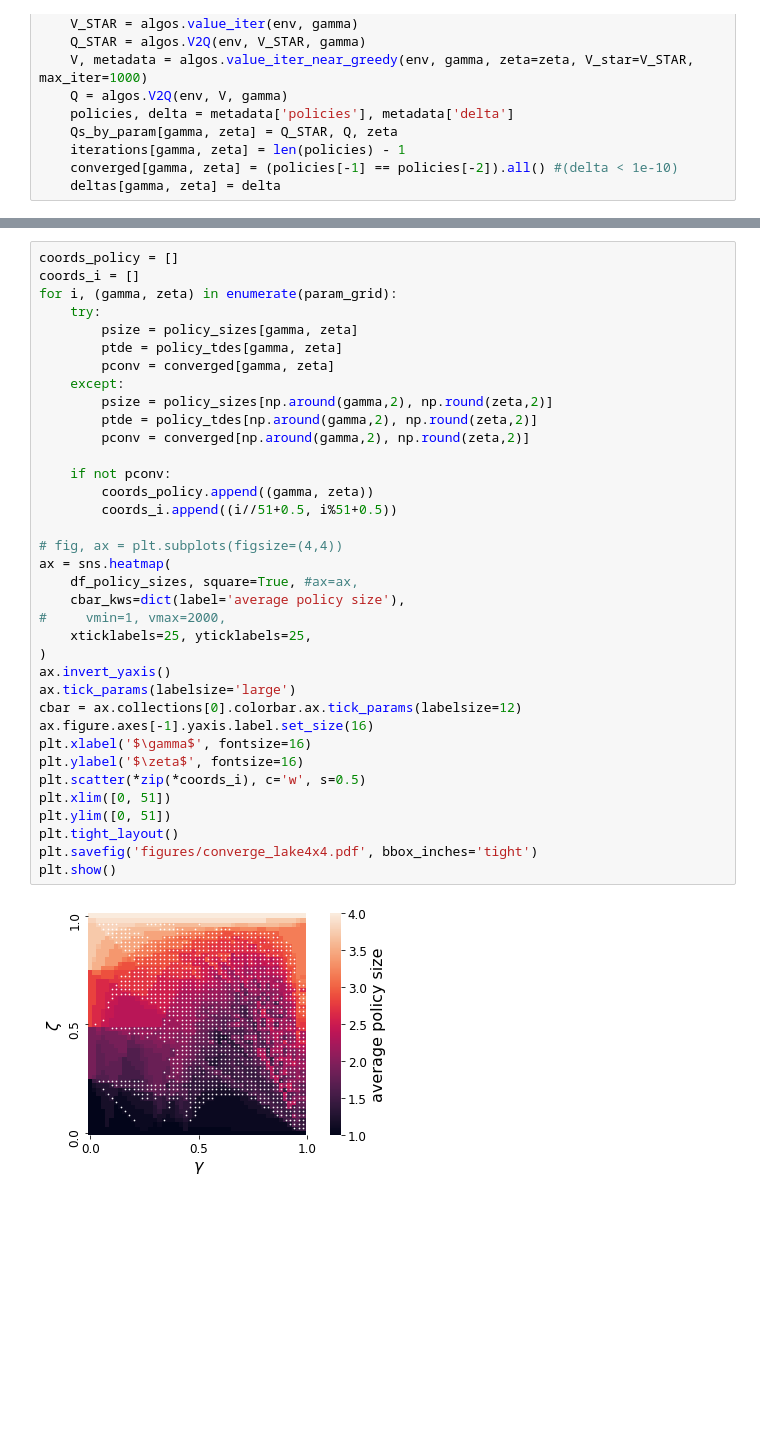
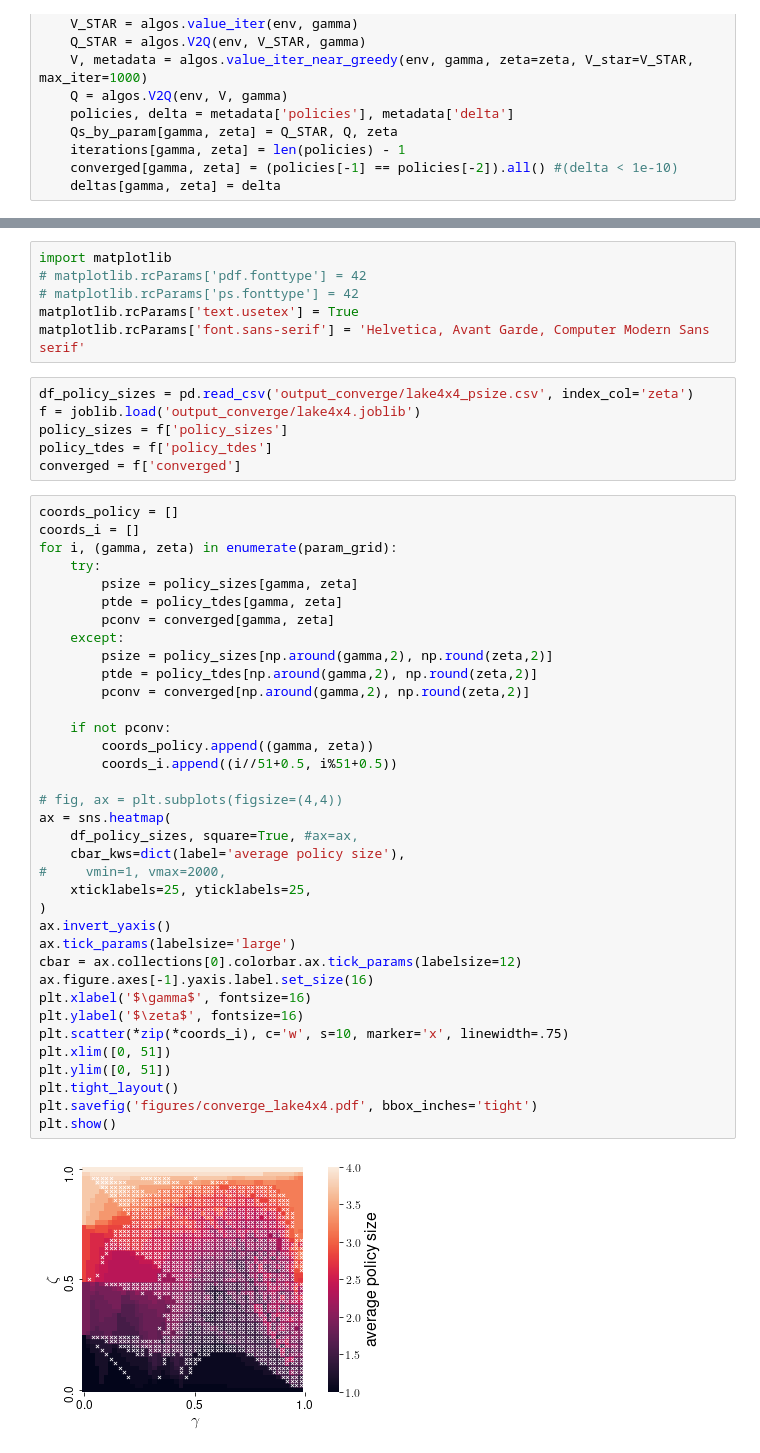
Before and after one commit to MLD3/RL-Set-Valued-Policy, a Jupyter notebook: synthetic/converge_Figure-lake4x4.ipynb, the cells around one changed output, grey strips where cells are left out. Cells and saved outputs as stored; diff of their text form; blank space fills up the shorter version.

Commit message:
update figures for camera-ready (synthetic)

```diff
--- a/synthetic/converge_Figure-lake4x4.ipynb
+++ b/synthetic/converge_Figure-lake4x4.ipynb
@@ -63,3 +75,15 @@ df_converged = pd.Series(converged).unstack().T
+# %%
+import matplotlib
+# matplotlib.rcParams['pdf.fonttype'] = 42
+# matplotlib.rcParams['ps.fonttype'] = 42
+matplotlib.rcParams['text.usetex'] = True
+matplotlib.rcParams['font.sans-serif'] = 'Helvetica, Avant Garde, Computer Modern Sans serif'
+# %%
+df_policy_sizes = pd.read_csv('output_converge/lake4x4_psize.csv', index_col='zeta')
+f = joblib.load('output_converge/lake4x4.joblib')
+policy_sizes = f['policy_sizes']
+policy_tdes = f['policy_tdes']
+converged = f['converged']
 # %%
 coords_policy = []
 coords_i = []
@@ -69,32 +93,32 @@ for i, (gamma, zeta) in enumerate(param_grid):
         ptde = policy_tdes[gamma, zeta]
         pconv = converged[gamma, zeta]
     except:
         psize = policy_sizes[np.around(gamma,2), np.round(zeta,2)]
         ptde = policy_tdes[np.around(gamma,2), np.round(zeta,2)]
         pconv = converged[np.around(gamma,2), np.round(zeta,2)]
 
     if not pconv:
         coords_policy.append((gamma, zeta))
         coords_i.append((i//51+0.5, i%51+0.5))
 
 # fig, ax = plt.subplots(figsize=(4,4))
 ax = sns.heatmap(
     df_policy_sizes, square=True, #ax=ax,
     cbar_kws=dict(label='average policy size'),
 #     vmin=1, vmax=2000,
     xticklabels=25, yticklabels=25,
 )
 ax.invert_yaxis()
 ax.tick_params(labelsize='large')
 cbar = ax.collections[0].colorbar.ax.tick_params(labelsize=12)
 ax.figure.axes[-1].yaxis.label.set_size(16)
 plt.xlabel('$\gamma$', fontsize=16)
 plt.ylabel('$\zeta$', fontsize=16)
-plt.scatter(*zip(*coords_i), c='w', s=0.5)
+plt.scatter(*zip(*coords_i), c='w', s=10, marker='x', linewidth=.75)
 plt.xlim([0, 51])
 plt.ylim([0, 51])
 plt.tight_layout()
 plt.savefig('figures/converge_lake4x4.pdf', bbox_inches='tight')
 plt.show()
 # %% [output]
-[figure, old version]
+[figure, new version]
```
Also changed, not shown: parts of 4 cells of this notebook, 6 other files.
